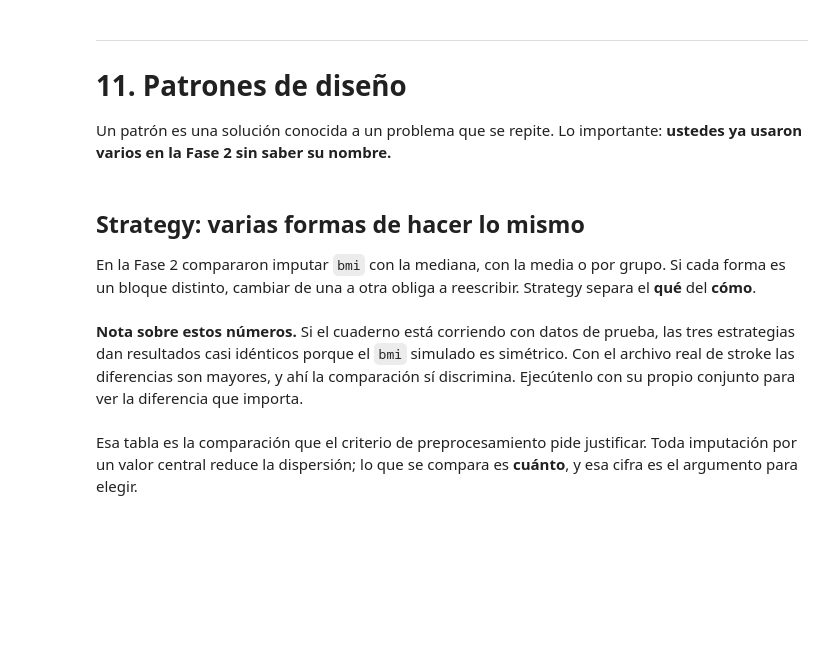
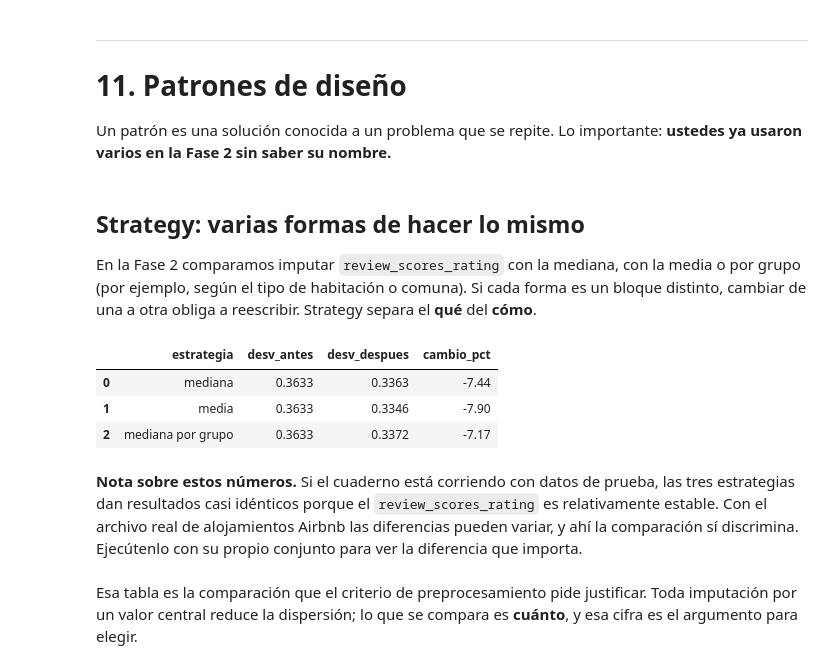
Before and after one commit to ggarcesv/grupo_8_magister_mcdi500, a Jupyter notebook: F3/S2_F3_NucleoAlgoritmico_Eficiencia_POO - AH.ipynb, the cells around one changed output. Drawn from its saved outputs; the diff is of its cells as text; code cells hidden in the pictures; blank space fills up the shorter version.

```diff
--- a/F3/S2_F3_NucleoAlgoritmico_Eficiencia_POO - AH.ipynb
+++ b/F3/S2_F3_NucleoAlgoritmico_Eficiencia_POO - AH.ipynb
@@ -1551,9 +1552,7 @@ Un patrón es una solución conocida a un problema que se repite. Lo importante:
 # %% [markdown]
 ## Strategy: varias formas de hacer lo mismo
 
-En la Fase 2 compararon imputar `bmi` con la mediana, con la media o por grupo. Si cada
-forma es un bloque distinto, cambiar de una a otra obliga a reescribir. Strategy separa
-el **qué** del **cómo**.
+En la Fase 2 comparamos imputar `review_scores_rating` con la mediana, con la media o por grupo (por ejemplo, según el tipo de habitación o comuna). Si cada forma es un bloque distinto, cambiar de una a otra obliga a reescribir. Strategy separa el **qué** del **cómo**.
 # %%
 class EstrategiaImputacion:
     """Contrato común de todas las estrategias."""
@@ -1589,43 +1588,50 @@ class PorMedianaDeGrupo(EstrategiaImputacion):
 
 class ImputadorFlexible(Transformador):
     """No sabe imputar: sabe cuándo. El cómo lo aporta la estrategia."""
 
     def __init__(self, columna, estrategia=None):
         super().__init__(columna)          # llama al constructor de la clase base
         self.estrategia = estrategia or PorMediana()
 
     def aprender(self, df):
         return {"valor": self.estrategia.calcular(df, self.columna),
                 "estrategia": self.estrategia.etiqueta}
 
     def aplicar(self, df):
         valor = self._parametros["valor"]
         if isinstance(valor, dict):                       # mediana por grupo
             relleno = df[self.estrategia.columna_grupo].map(valor)
             df[self.columna] = df[self.columna].fillna(relleno)
             df[self.columna] = df[self.columna].fillna(df[self.columna].median())
         else:
             df[self.columna] = df[self.columna].fillna(valor)
         return df
 
 
-# La comparación de estrategias que pide la rúbrica, en un bucle
-desv_original = datos["bmi"].std()
+# La comparación de estrategias que pide la rúbrica, en un bucle adaptada a Airbnb
+desv_original = datos["review_scores_rating"].std()
 comparacion = []
-for estrategia in [PorMediana(), PorMedia(), PorMedianaDeGrupo("gender")]:
-    salida = ImputadorFlexible("bmi", estrategia).ajustar_transformar(datos)
+
+# Agrupamos por 'room_type' (tipo de alojamiento) para la estrategia por grupo
+for estrategia in [PorMediana(), PorMedia(), PorMedianaDeGrupo("room_type")]:
+    salida = ImputadorFlexible("review_scores_rating", estrategia).ajustar_transformar(datos)
     comparacion.append({
         "estrategia": estrategia.etiqueta,
         "desv_antes": round(desv_original, 4),
-        "desv_despues": round(salida["bmi"].std(), 4),
-        "cambio_pct": round((salida["bmi"].std() - desv_original) / desv_original * 100, 2),
+        "desv_despues": round(salida["review_scores_rating"].std(), 4),
+        "cambio_pct": round((salida["review_scores_rating"].std() - desv_original) / desv_original * 100, 2),
     })
 
 pd.DataFrame(comparacion)
+# %% [output]
+|  | estrategia | desv_antes | desv_despues | cambio_pct |
+| 0 | mediana | 0.3633 | 0.3363 | -7.44 |
+| 1 | media | 0.3633 | 0.3346 | -7.90 |
+| 2 | mediana por grupo | 0.3633 | 0.3372 | -7.17 |
 # %% [markdown]
 **Nota sobre estos números.** Si el cuaderno está corriendo con datos de prueba, las
-tres estrategias dan resultados casi idénticos porque el `bmi` simulado es simétrico.
-Con el archivo real de stroke las diferencias son mayores, y ahí la comparación sí
+tres estrategias dan resultados casi idénticos porque el `review_scores_rating` es relativamente estable.
+Con el archivo real de alojamientos Airbnb las diferencias pueden variar, y ahí la comparación sí
 discrimina. Ejecútenlo con su propio conjunto para ver la diferencia que importa.
 # %% [markdown]
 Esa tabla es la comparación que el criterio de preprocesamiento pide justificar. Toda
```
Also changed, not shown: parts of 4 cells of this notebook.
